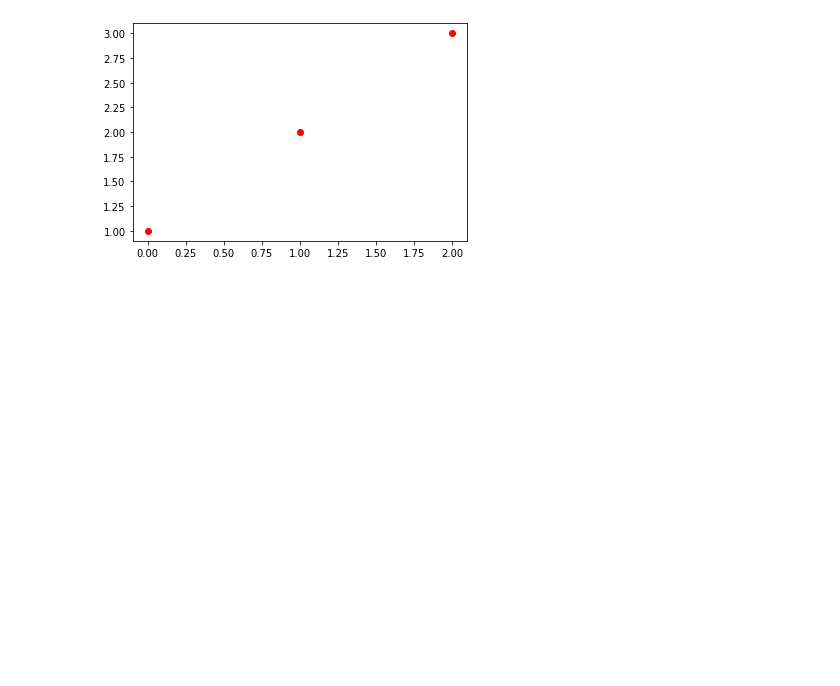
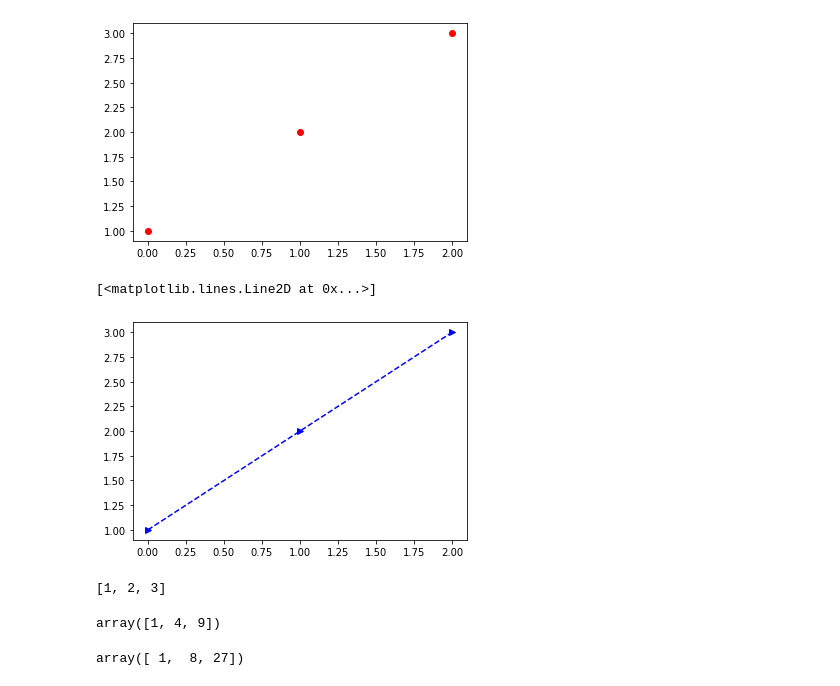
Before and after one commit to JYRUS19/20230205-Python, a Jupyter notebook: 20230219.ipynb, the cells around one changed output. Cells and saved outputs as stored; diff of their text form; code cells hidden in the pictures; blank space fills up the shorter version.

```diff
--- a/20230219.ipynb
+++ b/20230219.ipynb
@@ -495,3 +495,20 @@ plt.plot(x, "ro")
 # %% [output]
 [<matplotlib.lines.Line2D at 0x...>]
 [figure]
+# %%
+plt.plot(x, "b>--")
+# %% [output]
+[<matplotlib.lines.Line2D at 0x...>]
+[figure, added]
+# %%
+x
+# %% [output]
+[1, 2, 3]
+# %%
+x1**2
+# %% [output]
+array([1, 4, 9])
+# %%
+x1**3
+# %% [output]
+array([ 1,  8, 27])
```
Also changed, not shown: parts of 33 cells of this notebook.
